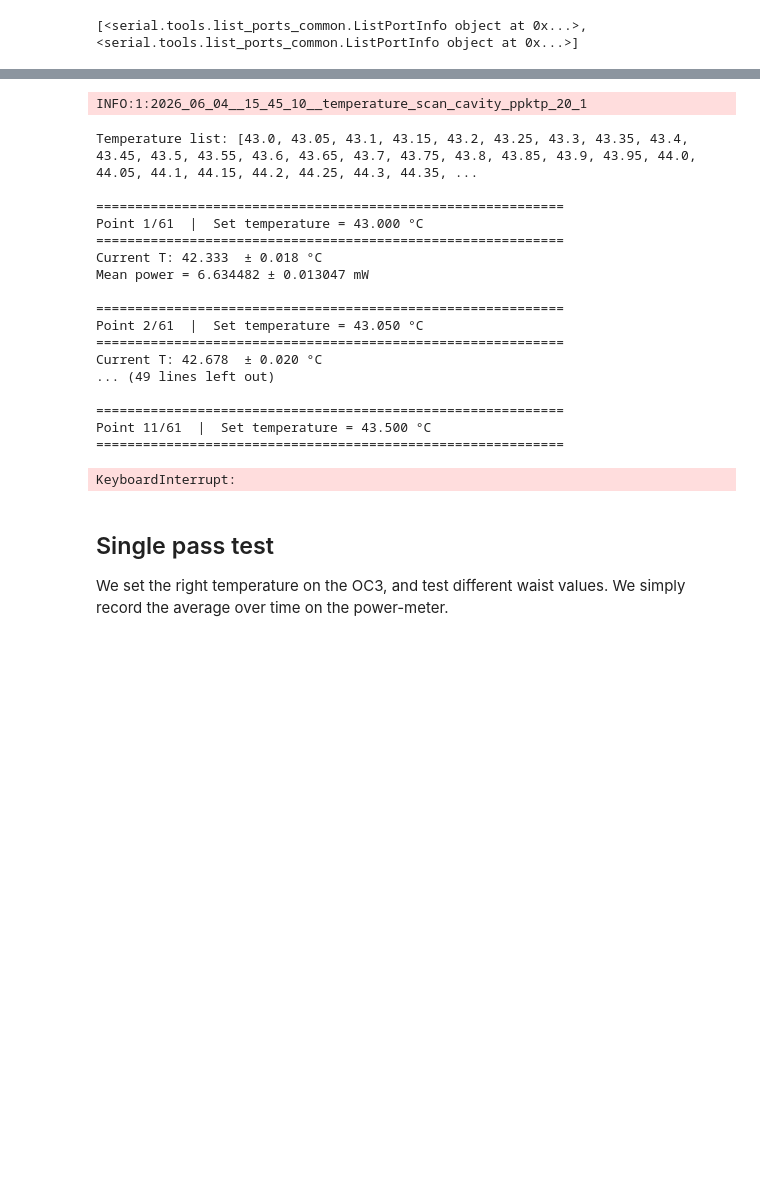
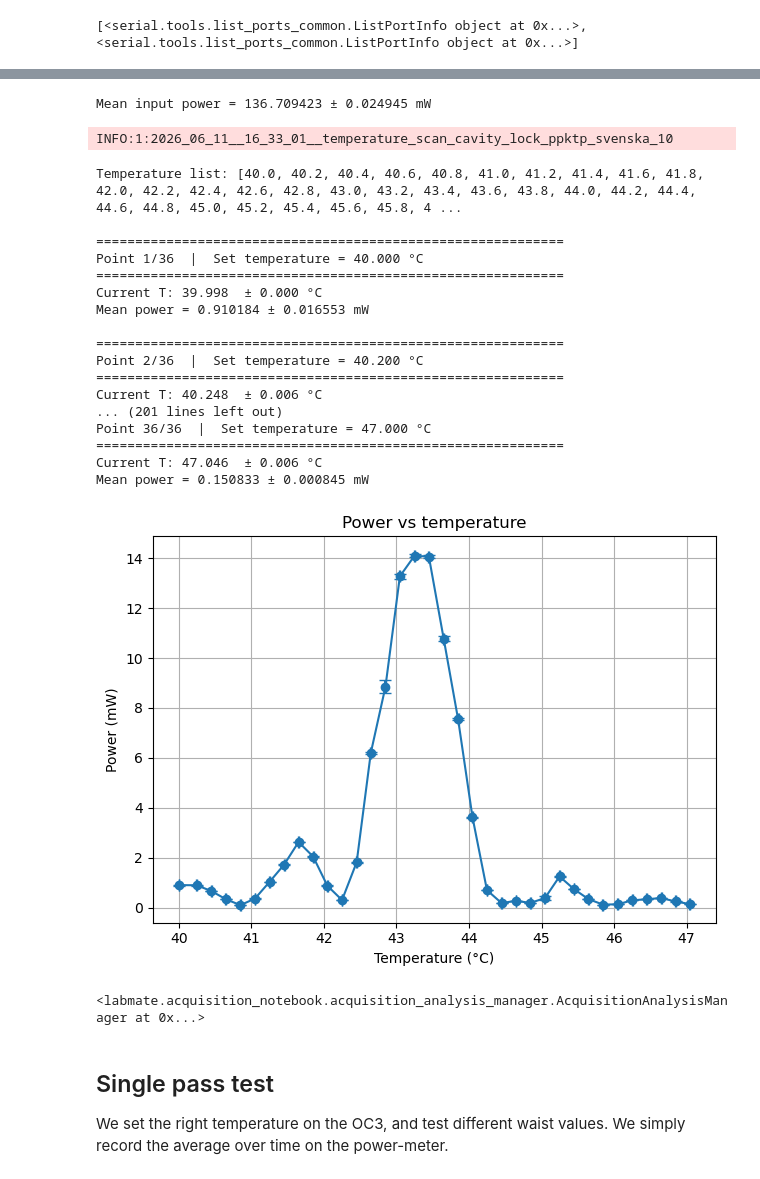
Before and after one commit to eq15t-panda/PANDAManager, a Jupyter notebook: acquisition/acquisition_shg.ipynb, the cells around one changed output, grey strips where cells are left out. Cells and saved outputs as stored; diff of their text form; code cells hidden in the pictures; blank space fills up the shorter version.

```diff
--- a/acquisition/acquisition_shg.ipynb
+++ b/acquisition/acquisition_shg.ipynb
@@ -49,6 +47,8 @@ TEKTRONIX,DPO2014B,C010359,CF:91.1CT FV:v1.52
 # you can use the tool Power Meter Driver Switcher to switch between the two drivers, the PM100D.dll driver and the new TLPM.dll driver.
 # Pyvisa may not recognize the PM100A with the WinUSB driver, so you may need to switch to the Visa driver.
 pm100a = rm.open_resource('USB0::0x1313::0x8079::P1007388::INSTR')
+pm100d = rm.open_resource('USB0::0x1313::0x8078::P0008159::INSTR')  # PESTO powermeter for input power measurement
 print(pm100a.query('*IDN?'))
+print(pm100d.query('*IDN?'))
 # %% [output]
 Thorlabs,PM100A,P1007388,2.5.0
@@ -64,8 +66,8 @@ This run:
 - saves one CSV per temperature and one summary CSV
 # %%
 # FOLDER
-SAMPLE = "ppktp_20_1"
-MEAS = "temperature_scan_cavity"
+SAMPLE = "ppktp_svenska_10"
+MEAS = "temperature_scan_cavity_lock"
 ACQ_CELL = f"{MEAS}_{SAMPLE}"
 
 RUN_DIR = make_run_dir(data_dir=DATA_DIR, meas=MEAS, sample=SAMPLE)
@@ -113,10 +115,10 @@ Connected to OC3 on port COM5 b'j5541.000;41.000;1;05.0;0;0;1;23.998;c24/1.54p;0
 ASK_USER_CONFIRMATION = False
 
 # TEMPERATURE CONTROL
-TEMP_START = 43.0
-TEMP_END = 46.0
-TEMP_STEP = 0.05
-RAMP_RATE = 0.02
+TEMP_START = 40.0
+TEMP_END = 47.0
+TEMP_STEP = 0.2
+RAMP_RATE = 0.05
 
 TEMP_TOL = 0.01
 STABLE_TIME = 30.0
@@ -126,9 +128,19 @@ POLL_INTERVAL = 1.0
 PM_SAMPLES_PER_POINT = 20
 PM_SAMPLE_DELAY = 0.1
 
-PM_RECORD_DURATION = 1          # seconds
+PM_RECORD_DURATION = 2          # seconds
 PM_SAMPLE_DELAY = 0.1          # seconds between reads
 PM_AVERAGE_COUNT = 1           # instrument-side averaging
+# %%
+# Input power measurement with PM100D
+pump_power_mW, error_in_mW = record_pm100a(
+        pm100d,
+        duration_s=2,
+        dt_s=PM_SAMPLE_DELAY
+    )
+print(f"Mean input power = {pump_power_mW:.6f} ± {error_in_mW:.6f} mW")
+# %% [output]
+Mean input power = 136.709423 ± 0.024945 mW
 # %%
 aqm = AcquisitionAnalysisManager(RUN_DIR)
 aqm.acquisition_cell(ACQ_CELL)
@@ -148,54 +160,56 @@ for i, T in enumerate(temps, start=1):
     print("=" * 60)
 
     oc3.set_temperature(T, ramp=RAMP_RATE)
-    time.sleep(5)  # wait for the temperature to start ramping
+    time.sleep(15)  # wait for the temperature to start ramping
 
     Tmeas, Terror = oc3.get_mean_temperature(duration_s=4.0)
     print(f"Current T: {Tmeas:.3f}  ± {Terror:.3f} °C")
 
     mean_mW, error_mW = record_pm100a(
         pm100a,
-        duration_s=2,
+        duration_s=4,
         dt_s=PM_SAMPLE_DELAY
     )
     list_SHG_powers.append(mean_mW)
     list_SHG_errors.append(error_mW)
     list_Tmeas.append(Tmeas)
     list_Terrors.append(Terror)
     print(f"Mean power = {mean_mW:.6f} ± {error_mW:.6f} mW")
 
 oc3.set_temperature(temps[0], ramp=RAMP_RATE)
 time.sleep(5)
 plt.errorbar(list_Tmeas, list_SHG_powers, xerr = list_Terrors, yerr = list_SHG_errors , fmt="o-", capsize=4)
 plt.xlabel("Temperature (°C)")
 plt.ylabel("Power (mW)")
 plt.title("Power vs temperature")
 plt.grid(True)
 plt.tight_layout()
 plt.show()
 
 
-aqm.save_acquisition(list_Tmeas=list_Tmeas, list_SHG_powers=list_SHG_powers, list_SHG_errors=list_SHG_errors, list_Terrors=list_Terrors , pump_power_mW = 300)
+# aqm.save_acquisition(list_Tmeas=list_Tmeas, list_SHG_powers=list_SHG_powers, list_SHG_errors=list_SHG_errors, list_Terrors=list_Terrors , pump_power_mW = 300)
+aqm.save_acquisition(list_Tmeas=list_Tmeas, list_SHG_powers=list_SHG_powers, list_SHG_errors=list_SHG_errors, list_Terrors=list_Terrors , pump_power_mW=pump_power_mW, error_in_mW=error_in_mW)
 # %% [output]
-INFO:1:2026_06_04__15_45_10__temperature_scan_cavity_ppktp_20_1
+INFO:1:2026_06_11__16_33_01__temperature_scan_cavity_lock_ppktp_svenska_10
-Temperature list: [43.0, 43.05, 43.1, 43.15, 43.2, 43.25, 43.3, 43.35, 43.4, 43.45, 43.5, 43.55, 43.6, 43.65, 43.7, 43.75, 43.8, 43.85, 43.9, 43.95, 44.0, 44.05, 44.1, 44.15, 44.2, 44.25, 44.3, 44.35, ...
+Temperature list: [40.0, 40.2, 40.4, 40.6, 40.8, 41.0, 41.2, 41.4, 41.6, 41.8, 42.0, 42.2, 42.4, 42.6, 42.8, 43.0, 43.2, 43.4, 43.6, 43.8, 44.0, 44.2, 44.4, 44.6, 44.8, 45.0, 45.2, 45.4, 45.6, 45.8, 4 ...
 
 ============================================================
-Point 1/61  |  Set temperature = 43.000 °C
+Point 1/36  |  Set temperature = 40.000 °C
 ============================================================
-Current T: 42.333  ± 0.018 °C
-Mean power = 6.634482 ± 0.013047 mW
+Current T: 39.998  ± 0.000 °C
+Mean power = 0.910184 ± 0.016553 mW
 
 ============================================================
-Point 2/61  |  Set temperature = 43.050 °C
+Point 2/36  |  Set temperature = 40.200 °C
 ============================================================
-Current T: 42.678  ± 0.020 °C
-... (49 lines left out)
-
+Current T: 40.248  ± 0.006 °C
+... (201 lines left out)
+Point 36/36  |  Set temperature = 47.000 °C
 ============================================================
-Point 11/61  |  Set temperature = 43.500 °C
-============================================================
+Current T: 47.046  ± 0.006 °C
+Mean power = 0.150833 ± 0.000845 mW
+[figure, added]
-KeyboardInterrupt:
+<labmate.acquisition_notebook.acquisition_analysis_manager.AcquisitionAnalysisManager at 0x...>
 # %% [markdown]
 ## Single pass test
 
```
Also changed, not shown: parts of 6 cells of this notebook, 35 other files.
